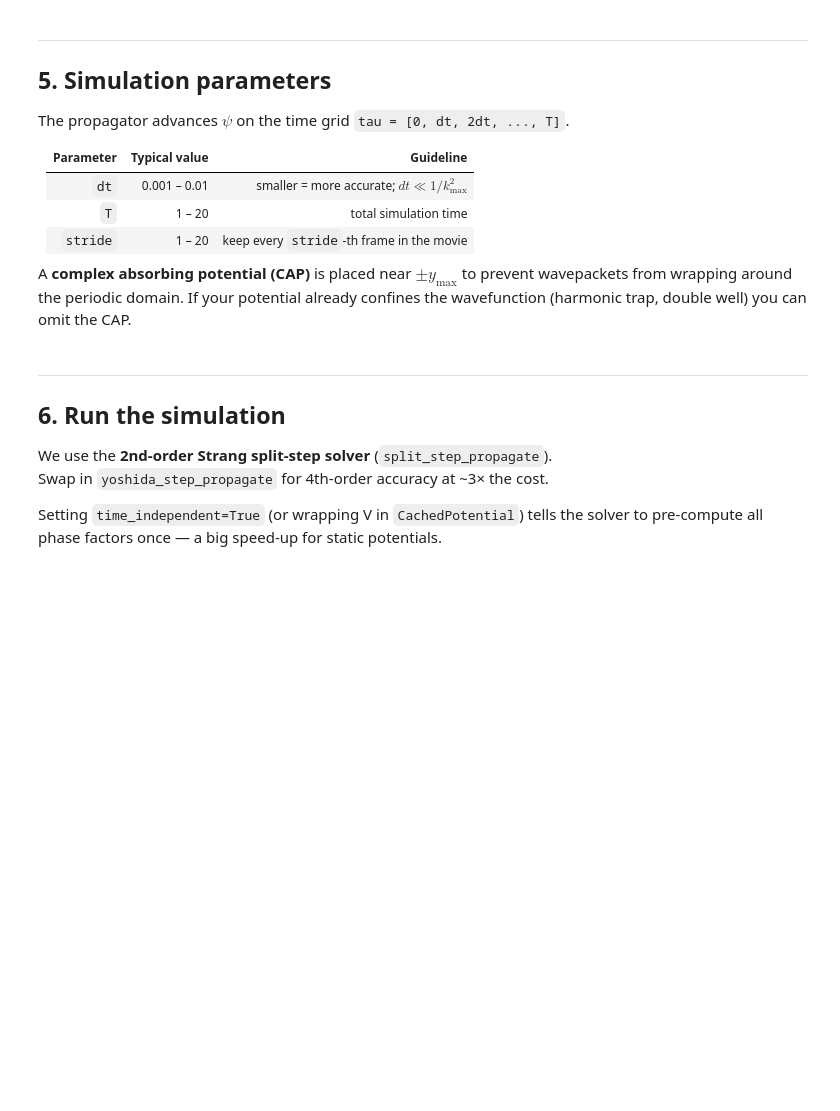
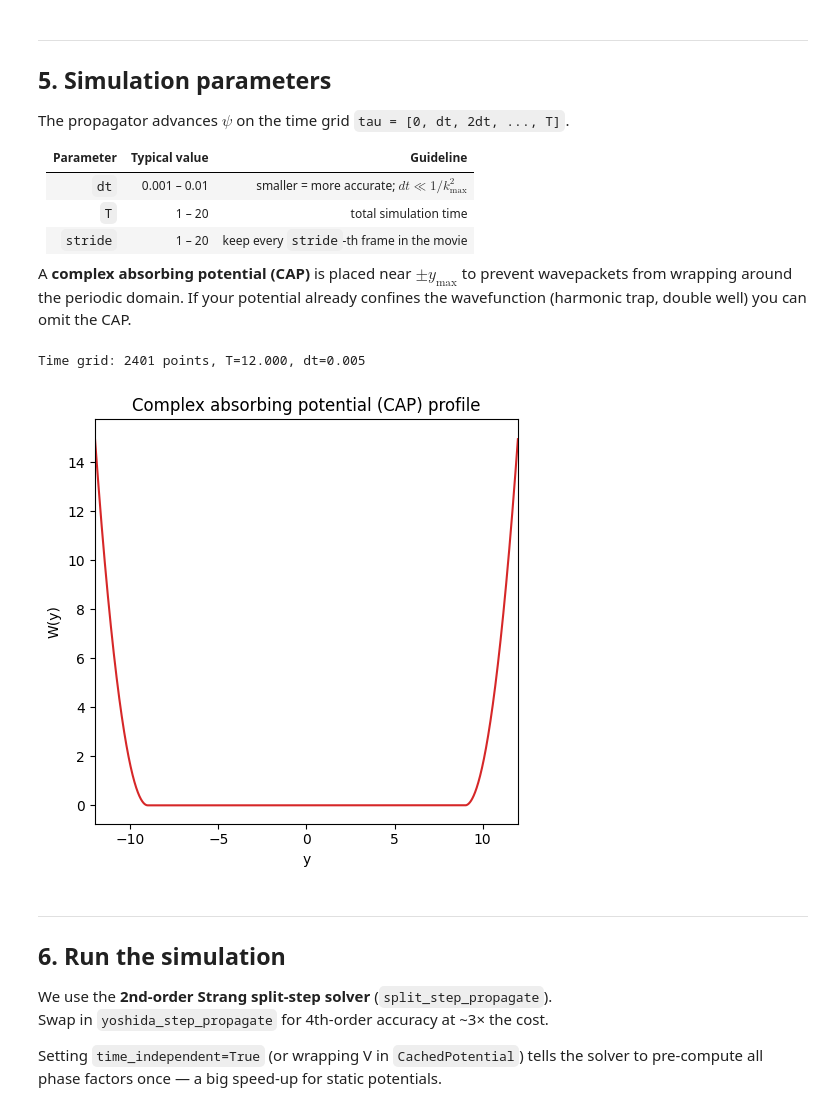
Before and after one commit to andrew-zentner/1dquantum, a Jupyter notebook: SchrodingerPlayground.ipynb, the cells around one changed output. Cells and saved outputs as stored; diff of their text form; code cells hidden in the pictures; blank space fills up the shorter version.

```diff
--- a/SchrodingerPlayground.ipynb
+++ b/SchrodingerPlayground.ipynb
@@ -216,31 +278,36 @@ wavepackets from wrapping around the periodic domain.  If your potential already
 confines the wavefunction (harmonic trap, double well) you can omit the CAP.
 # %%
 # --- Time grid ---
-dt    = 0.005    # time step
-T     = 6.0      # total simulation time
+dt    = 0.005      # time step
+T     = 12.00      # total simulation time
 tau   = np.arange(0.0, T + dt, dt)   # [0, dt, 2dt, ..., T]
 
 print(f'Time grid: {len(tau)} points, T={tau[-1]:.3f}, dt={dt}')
 
 # --- Complex absorbing potential (remove or comment out if not needed) ---
 #   strength : peak absorption rate — increase if you see reflections from walls
 #   width    : thickness of each absorbing layer at each wall
 cap_obj = ComplexAbsorbingPotential(strength=15.0, width=3.0, y_max=y_max)
 cap_arr = cap_obj(grid.y, 0.0)   # pre-evaluate to a static array
 
 # Set cap_arr = None to disable absorbing boundaries
 # cap_arr = None
 
 # --- Visualise the CAP profile ---
 if cap_arr is not None:
-    fig, ax = plt.subplots(figsize=(7, 2.5))
+    fig, ax = plt.subplots(figsize=(5, 5))
     ax.plot(grid.y, cap_arr, color='tab:red', lw=1.5)
     ax.set_xlabel('y')
     ax.set_ylabel('W(y)')
     ax.set_title('Complex absorbing potential (CAP) profile')
     ax.set_xlim(-y_max, y_max)
     plt.tight_layout()
     plt.show()
+else:
+    print(f'There is no cap complex absorbing potential for this simulation.')
+# %% [output]
+Time grid: 2401 points, T=12.000, dt=0.005
+[figure, added]
 # %% [markdown]
 ---
 ## 6. Run the simulation
```
Also changed, not shown: parts of 8 cells of this notebook, 7 other files.
